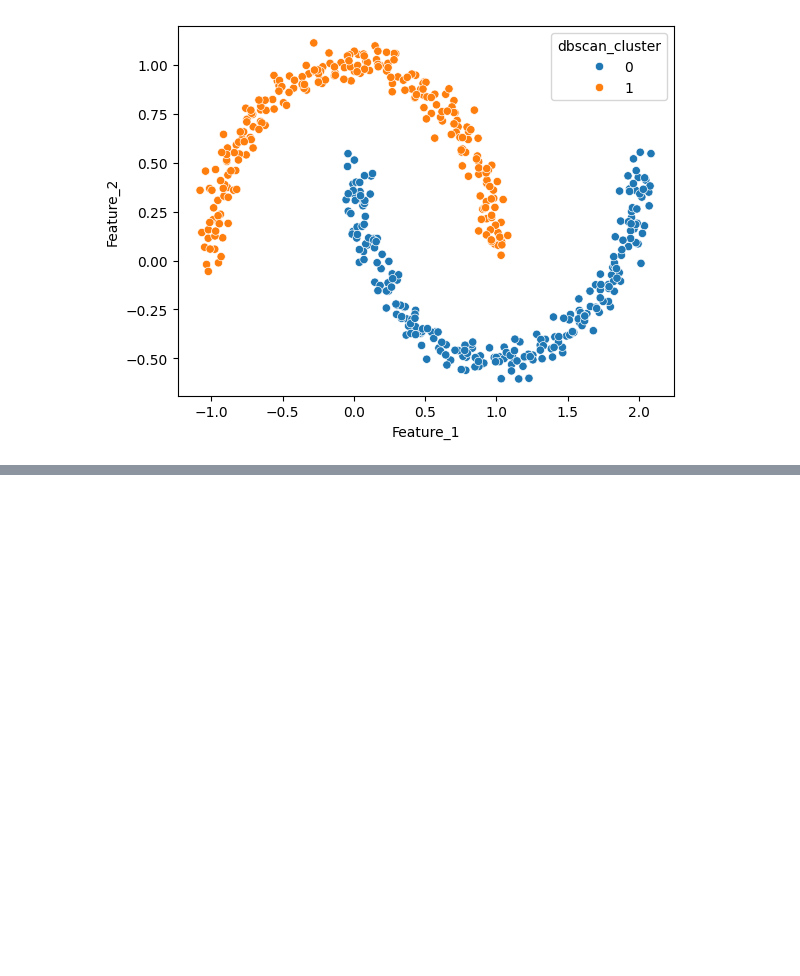
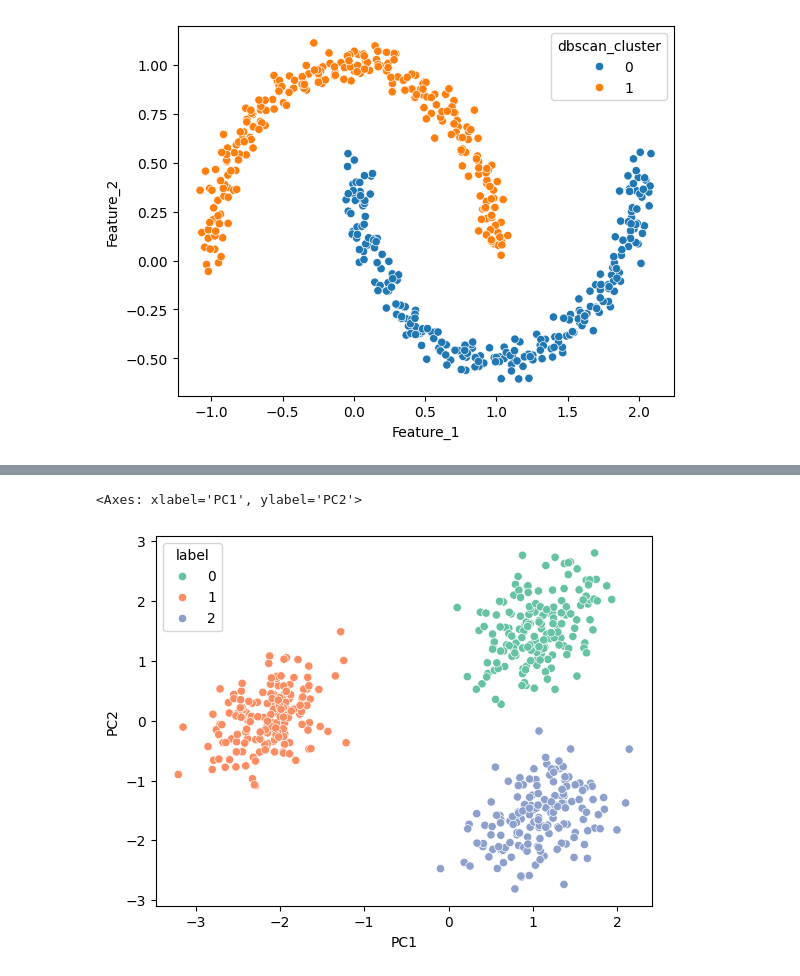
Before and after one commit to LekhanaGN/Unsupervised_Learning, a Jupyter notebook: UnsupervisedLearning.ipynb, the cells around one changed output, grey strips where cells are left out. Saved outputs shown, nothing was run; the diff lists cells and outputs as text; code cells hidden in the pictures; blank space fills up the shorter version.

```diff
--- a/UnsupervisedLearning.ipynb
+++ b/UnsupervisedLearning.ipynb
@@ -129,0 +137,3 @@ sns.scatterplot(x=df['Feature_1'], y=df['Feature_2'], hue=df['dbscan_cluster'],
+# %%
+
+X, y = make_blobs(n_samples=500, n_features=5, centers=3, cluster_std=1.5, random_state=42)
@@ -129,0 +156,7 @@ sns.scatterplot(x=df['Feature_1'], y=df['Feature_2'], hue=df['dbscan_cluster'],
+# %%
+scaler = StandardScaler()
+X_scaled = scaler.fit_transform(X)
+# %%
+
+pca = PCA(n_components=2)
+X_pca = pca.fit_transform(X_scaled)
@@ -129,0 +184,8 @@ sns.scatterplot(x=df['Feature_1'], y=df['Feature_2'], hue=df['dbscan_cluster'],
+# %%
+df_pca = pd.DataFrame(X_pca, columns=['PC1', 'PC2'])
+df_pca['label'] = y
+# %%
+sns.scatterplot(data=df_pca, x='PC1', y='PC2', hue='label', palette='Set2')
+# %% [output]
+<Axes: xlabel='PC1', ylabel='PC2'>
+[figure, added]
```
Also changed, not shown: parts of 3 cells of this notebook.
